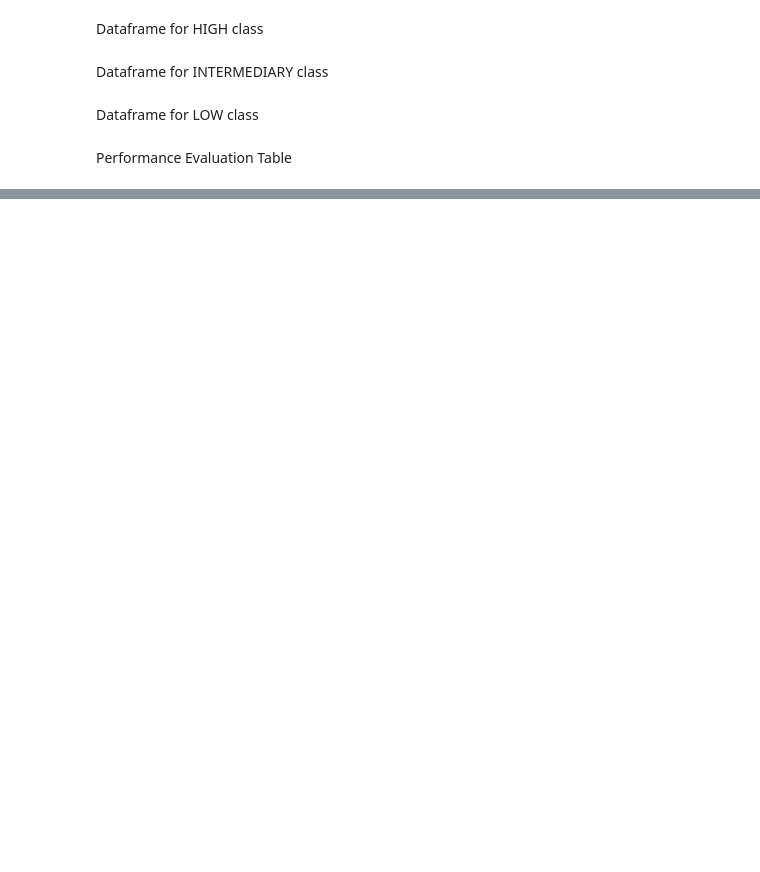
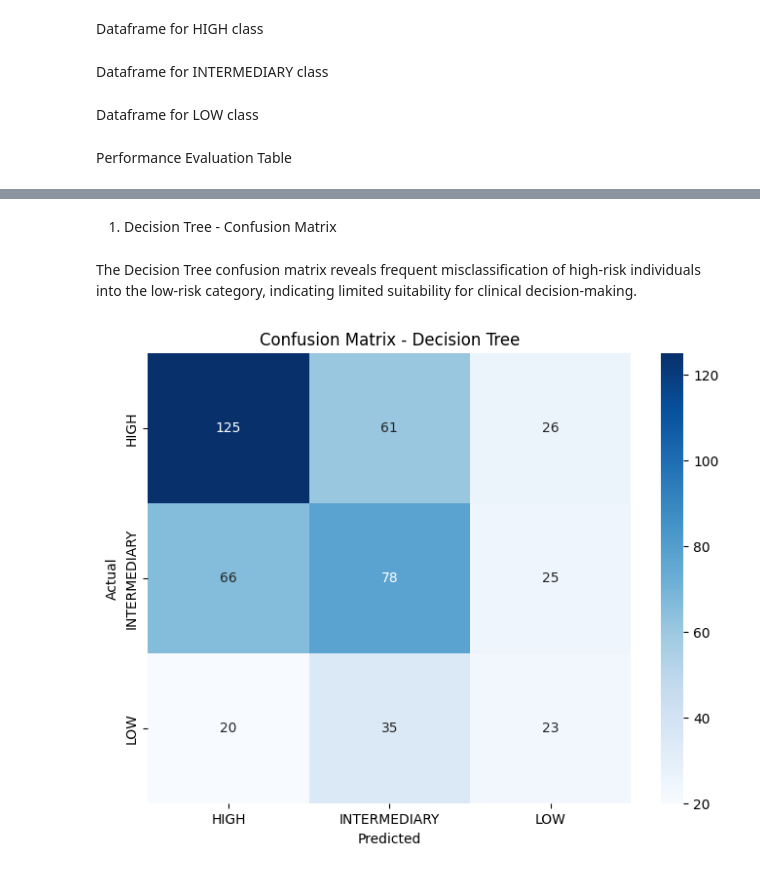
Before and after one commit to avimallik/pulse_ml_heart_disease_predictor, a Jupyter notebook: data_preprocessing.ipynb, the cells around one changed output, grey strips where cells are left out. Drawn from its saved outputs; the diff is of its cells as text; code cells hidden in the pictures; blank space fills up the shorter version.

```diff
--- a/data_preprocessing.ipynb
+++ b/data_preprocessing.ipynb
@@ -991,0 +1000,2 @@ Model Performace : LOW (Class)
+# %%
+class_labels = ['HIGH', 'INTERMEDIARY', 'LOW']
@@ -991,0 +1004,27 @@ Model Performace : LOW (Class)
+# %%
+# Confusion Matrix graph
+def plot_confusion(cm, title):
+    plt.figure(figsize=(8, 6))
+    sns.heatmap(
+        cm,
+        annot=True,
+        fmt='d',
+        cmap='Blues',
+        xticklabels=class_labels,
+        yticklabels=class_labels
+    )
+    plt.xlabel('Predicted')
+    plt.ylabel('Actual')
+    plt.title(title)
+    plt.show()
+# %% [markdown]
+1. Decision Tree - Confusion Matrix
+# %% [markdown]
+The Decision Tree confusion matrix reveals frequent misclassification of high-risk individuals into the low-risk category, indicating limited suitability for clinical decision-making.
+# %%
+cm_dtree = confusion_matrix(x_split_class_obj.y_test,
+                            y_pred_d_tree,
+                            labels=class_labels)
+plot_confusion(cm_dtree, 'Confusion Matrix - Decision Tree')
+# %% [output]
+[figure, added]
```
Also changed, not shown: parts of 22 cells of this notebook, 7 other files.
